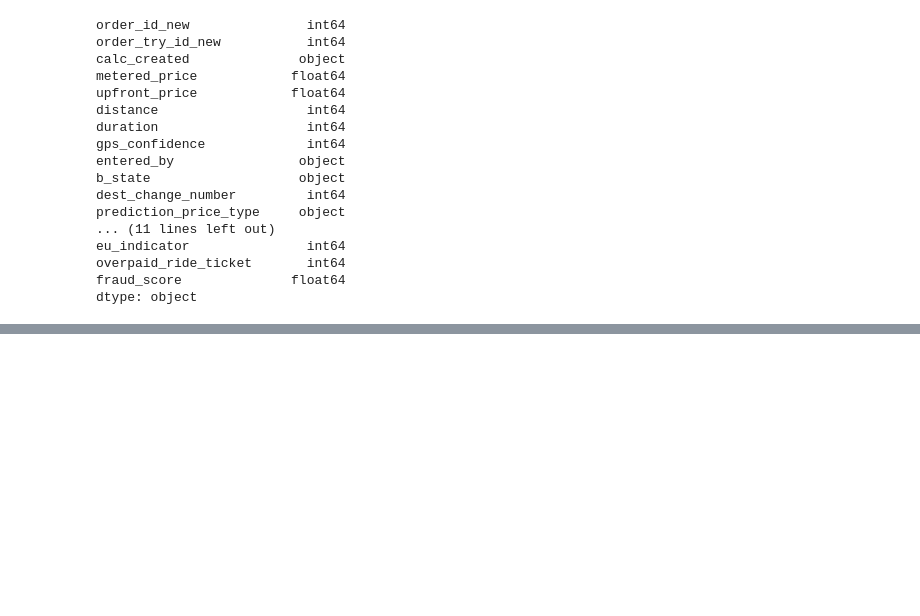
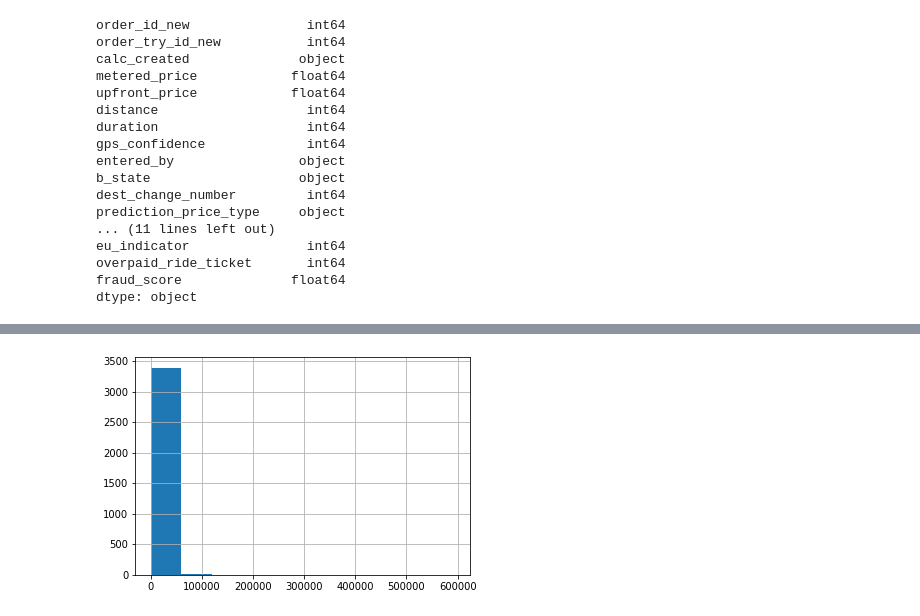
Before and after one commit to Starburned7/data-analytics-projects, a Jupyter notebook: taxi_data_analysis.ipynb, the cells around one changed output, grey strips where cells are left out. Saved outputs shown, nothing was run; the diff lists cells and outputs as text; code cells hidden in the pictures; blank space fills up the shorter version.

```diff
--- a/taxi_data_analysis.ipynb
+++ b/taxi_data_analysis.ipynb
@@ -107,0 +154,4 @@ df['calc_created'] = pd.to_datetime(df['calc_created'],format='%Y-%m-%d %H:%M:%S
+# %%
+df['upfront_price'].hist();
+# %% [output]
+[figure, added]
```
Also changed, not shown: parts of 9 cells of this notebook.
